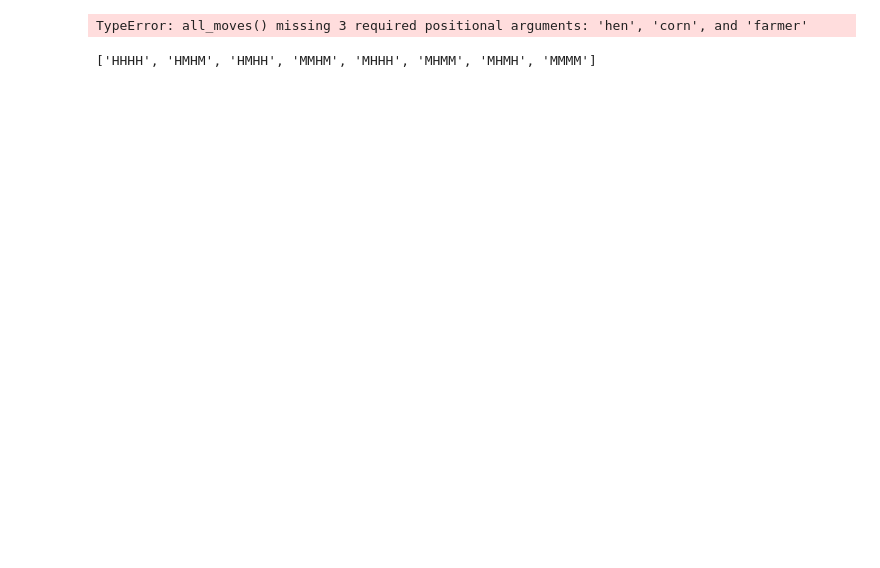
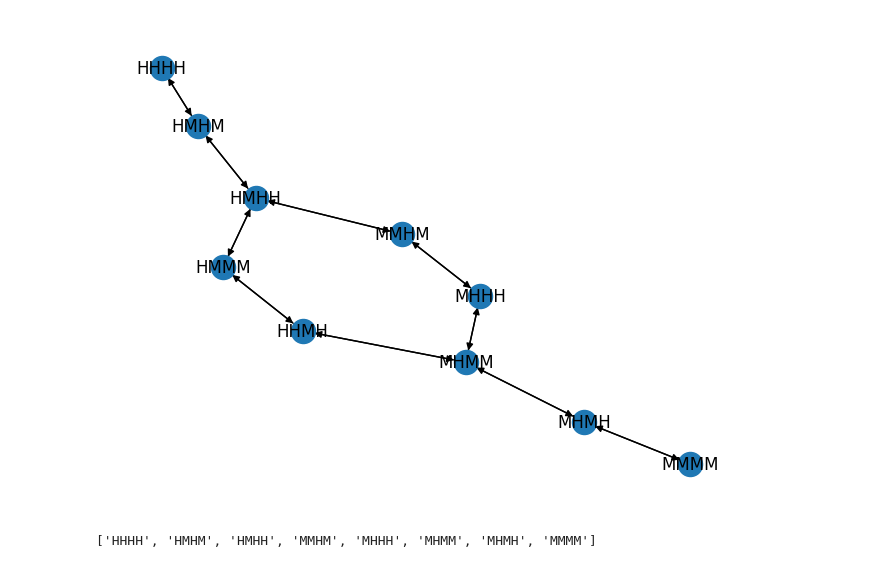
Before and after one commit to MikeBeller/advent, a Jupyter notebook: misc/prolog/fox_hen_nx.ipynb, the cells around one changed output. Saved outputs shown, nothing was run; the diff lists cells and outputs as text; code cells hidden in the pictures; blank space fills up the shorter version.

```diff
--- a/misc/prolog/fox_hen_nx.ipynb
+++ b/misc/prolog/fox_hen_nx.ipynb
@@ -26,13 +26,13 @@ nx.draw(G, with_labels=True)
 # %%
 for S in G.nodes:
-    for fox,hen,corn,farmer in all_moves(S):
+    for fox,hen,corn,farmer in all_moves(*S):
         nxt = node_name(fox, hen, corn, farmer)
         if nxt in G.nodes:
             G.add_edge(S,nxt)
 
 nx.draw(G, with_labels=True)
 # %% [output]
-TypeError: all_moves() missing 3 required positional arguments: 'hen', 'corn', and 'farmer'
+[figure, added]
 # %%
 nx.shortest_path(G,"HHHH","MMMM")
 # %% [output]
```
Also changed, not shown: parts of 1 cell of this notebook, 1 other file.
